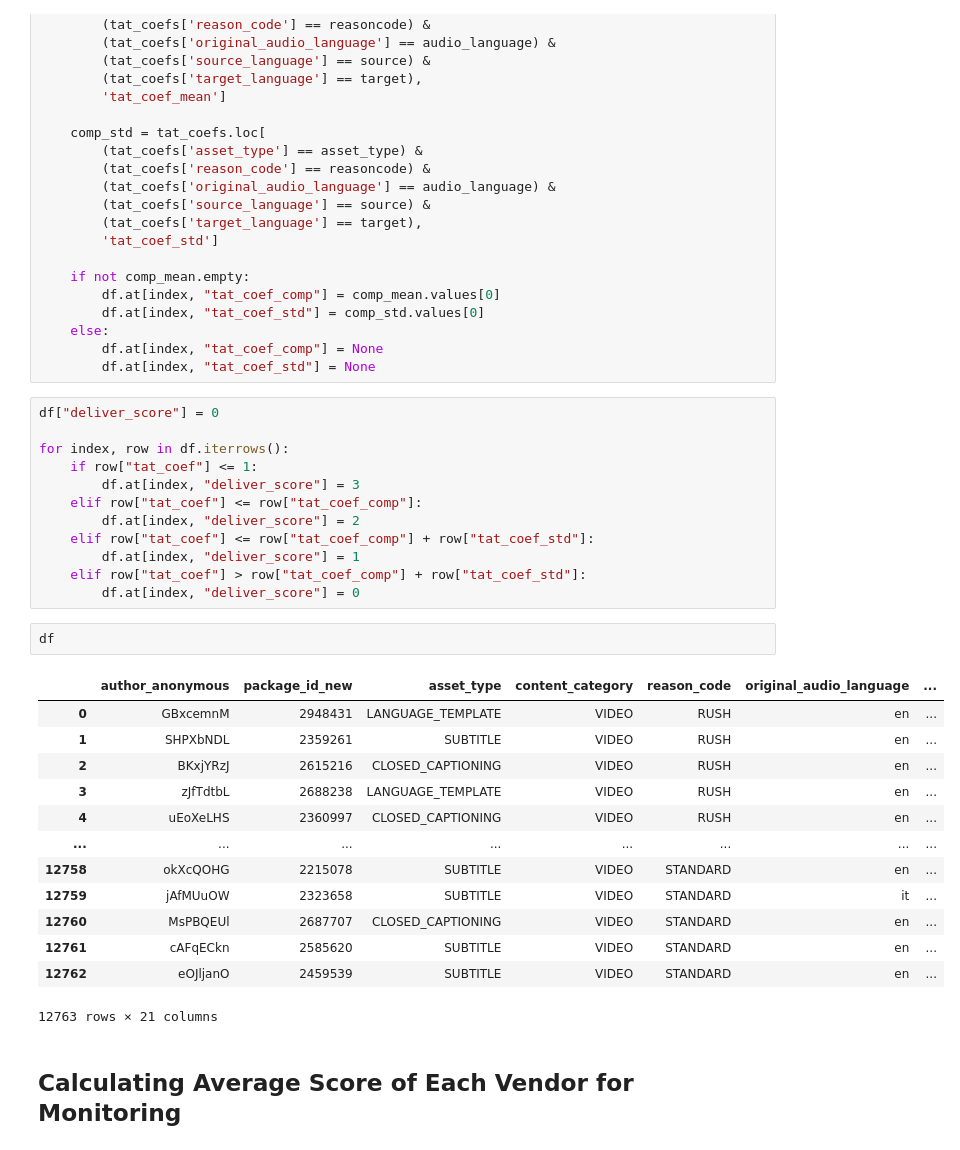
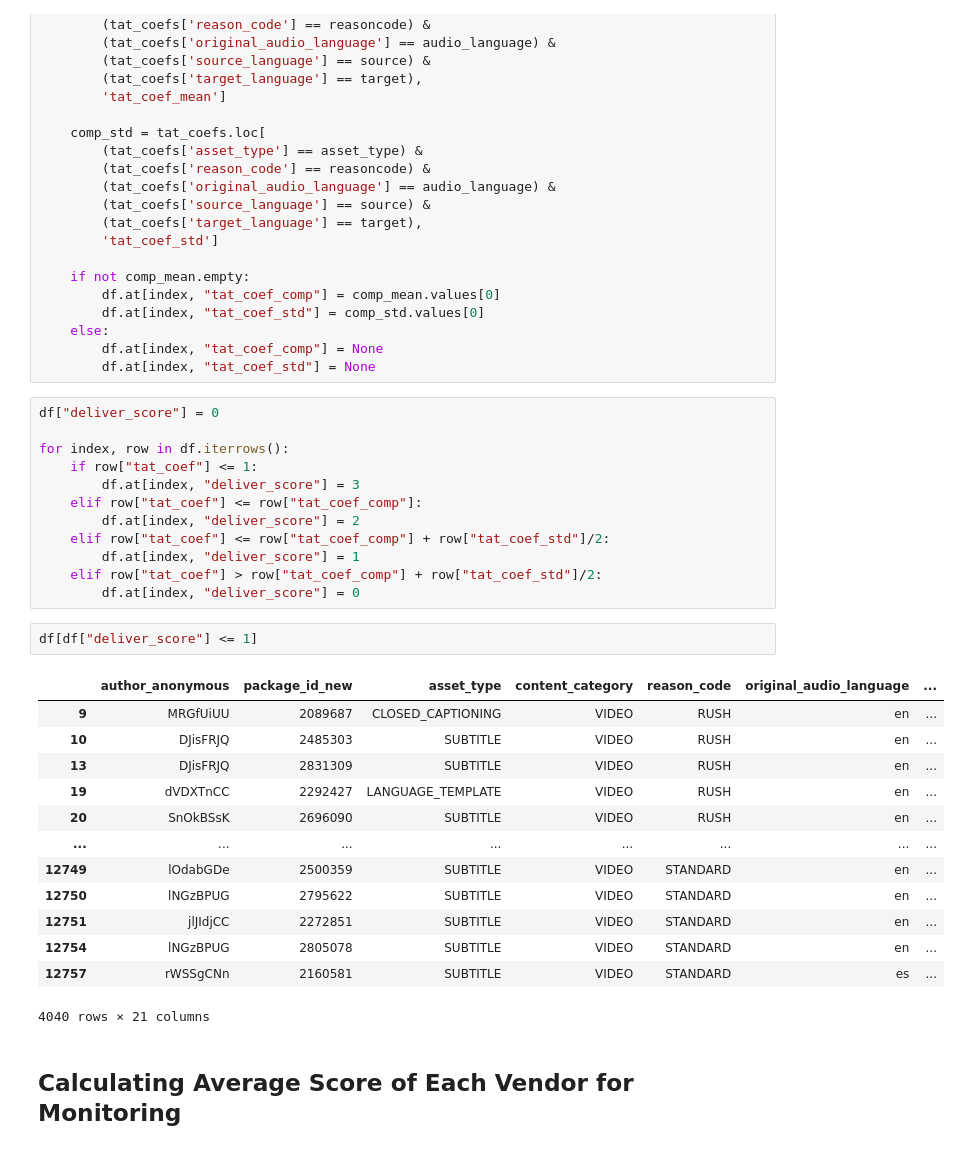
Before and after one commit to offthemenu/tatMultiplierProject, a Jupyter notebook: Processing/dataProcessing.ipynb, the cells around one changed output. Drawn from its saved outputs; the diff is of its cells as text.

```diff
--- a/Processing/dataProcessing.ipynb
+++ b/Processing/dataProcessing.ipynb
@@ -310,26 +261,26 @@ for index, row in df.iterrows():
         df.at[index, "deliver_score"] = 3
     elif row["tat_coef"] <= row["tat_coef_comp"]:
         df.at[index, "deliver_score"] = 2
-    elif row["tat_coef"] <= row["tat_coef_comp"] + row["tat_coef_std"]:
+    elif row["tat_coef"] <= row["tat_coef_comp"] + row["tat_coef_std"]/2:
         df.at[index, "deliver_score"] = 1
-    elif row["tat_coef"] > row["tat_coef_comp"] + row["tat_coef_std"]:
+    elif row["tat_coef"] > row["tat_coef_comp"] + row["tat_coef_std"]/2:
         df.at[index, "deliver_score"] = 0
-# %%
-df
-# %% [output]
-|  | author_anonymous | package_id_new | asset_type | content_category | reason_code | original_audio_language | ... |
-| 0 | GBxcemnM | 2948431 | LANGUAGE_TEMPLATE | VIDEO | RUSH | en | ... |
-| 1 | SHPXbNDL | 2359261 | SUBTITLE | VIDEO | RUSH | en | ... |
-| 2 | BKxjYRzJ | 2615216 | CLOSED_CAPTIONING | VIDEO | RUSH | en | ... |
-| 3 | zJfTdtbL | 2688238 | LANGUAGE_TEMPLATE | VIDEO | RUSH | en | ... |
-| 4 | uEoXeLHS | 2360997 | CLOSED_CAPTIONING | VIDEO | RUSH | en | ... |
-| ... | ... | ... | ... | ... | ... | ... | ... |
-| 12758 | okXcQOHG | 2215078 | SUBTITLE | VIDEO | STANDARD | en | ... |
-| 12759 | jAfMUuOW | 2323658 | SUBTITLE | VIDEO | STANDARD | it | ... |
-| 12760 | MsPBQEUl | 2687707 | CLOSED_CAPTIONING | VIDEO | STANDARD | en | ... |
-| 12761 | cAFqECkn | 2585620 | SUBTITLE | VIDEO | STANDARD | en | ... |
-| 12762 | eOJljanO | 2459539 | SUBTITLE | VIDEO | STANDARD | en | ... |
-12763 rows × 21 columns
+# %%
+df[df["deliver_score"] <= 1]
+# %% [output]
+|  | author_anonymous | package_id_new | asset_type | content_category | reason_code | original_audio_language | ... |
+| 9 | MRGfUiUU | 2089687 | CLOSED_CAPTIONING | VIDEO | RUSH | en | ... |
+| 10 | DJisFRJQ | 2485303 | SUBTITLE | VIDEO | RUSH | en | ... |
+| 13 | DJisFRJQ | 2831309 | SUBTITLE | VIDEO | RUSH | en | ... |
+| 19 | dVDXTnCC | 2292427 | LANGUAGE_TEMPLATE | VIDEO | RUSH | en | ... |
+| 20 | SnOkBSsK | 2696090 | SUBTITLE | VIDEO | RUSH | en | ... |
+| ... | ... | ... | ... | ... | ... | ... | ... |
+| 12749 | lOdabGDe | 2500359 | SUBTITLE | VIDEO | STANDARD | en | ... |
+| 12750 | lNGzBPUG | 2795622 | SUBTITLE | VIDEO | STANDARD | en | ... |
+| 12751 | jlJIdjCC | 2272851 | SUBTITLE | VIDEO | STANDARD | en | ... |
+| 12754 | lNGzBPUG | 2805078 | SUBTITLE | VIDEO | STANDARD | en | ... |
+| 12757 | rWSSgCNn | 2160581 | SUBTITLE | VIDEO | STANDARD | es | ... |
+4040 rows × 21 columns
 # %% [markdown]
 ## Calculating Average Score of Each Vendor for Monitoring
 # %%
```
Also changed, not shown: parts of 11 cells of this notebook, 4 other files.
